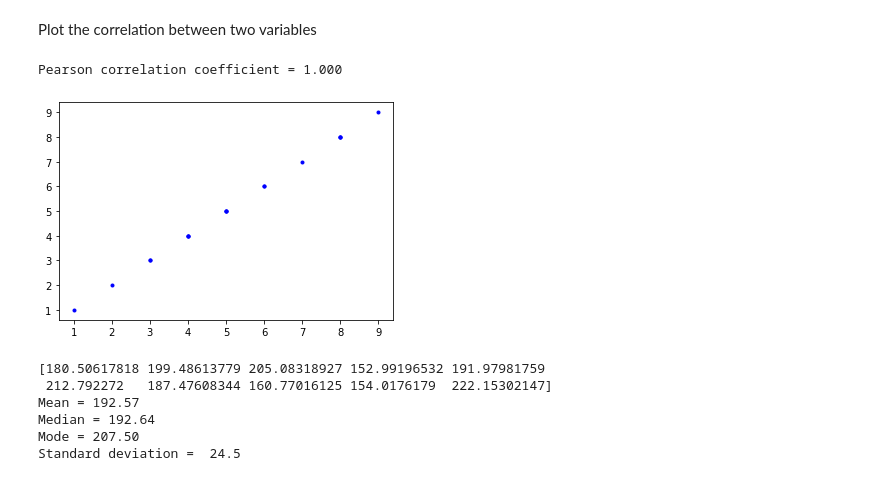
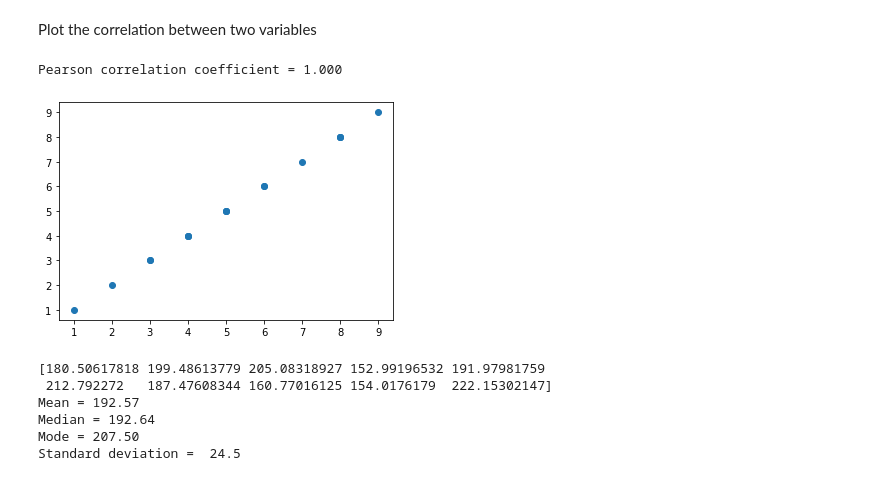
Before and after one commit to ds-connectors/Physics-88-Sp21, a Jupyter notebook: Week07/Lecture06.ipynb, the cells around one changed output. Drawn from its saved outputs; the diff is of its cells as text; code cells hidden in the pictures.

```diff
--- a/Week07/Lecture06.ipynb
+++ b/Week07/Lecture06.ipynb
@@ -38,12 +38,12 @@ Standard deviation = 2.3
 # %% [markdown]
 Plot the correlation between two variables
 # %%
-plt.plot(x1,x2,'b.')
+plt.scatter(x1,x2)
 corr = np.corrcoef(x1,x2)
 print('Pearson correlation coefficient = {0:5.3f}'.format(corr[0,1]))
 # %% [output]
 Pearson correlation coefficient = 1.000
-[figure, old version]
+[figure, new version]
 # %%
 # create a set of data and compute mean and variance
 # This creates an array of 100 elements,
```
